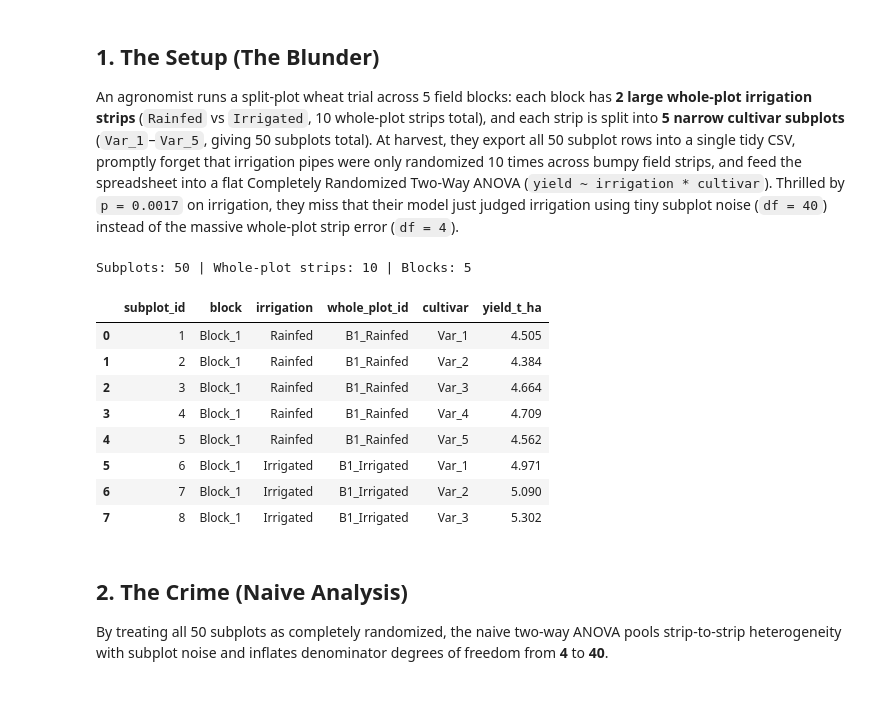
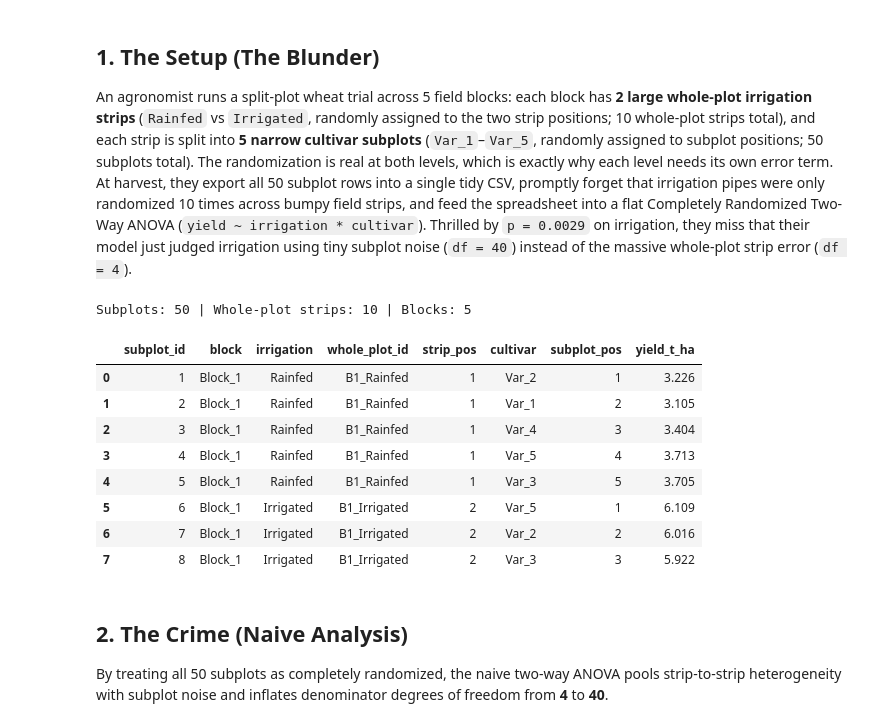
Before and after one commit to lunganlungpg/experimental-design-gone-wrong, a Jupyter notebook: 04_split_plot_amnesia/04_split_plot_amnesia.ipynb, the cells around one changed output. Saved outputs shown, nothing was run; the diff lists cells and outputs as text; code cells hidden in the pictures; blank space fills up the shorter version.

```diff
--- a/04_split_plot_amnesia/04_split_plot_amnesia.ipynb
+++ b/04_split_plot_amnesia/04_split_plot_amnesia.ipynb
@@ -8,7 +8,7 @@
 # %% [markdown]
 ## 1. The Setup (The Blunder)
 
-An agronomist runs a split-plot wheat trial across 5 field blocks: each block has **2 large whole-plot irrigation strips** (`Rainfed` vs `Irrigated`, 10 whole-plot strips total), and each strip is split into **5 narrow cultivar subplots** (`Var_1`–`Var_5`, giving 50 subplots total). At harvest, they export all 50 subplot rows into a single tidy CSV, promptly forget that irrigation pipes were only randomized 10 times across bumpy field strips, and feed the spreadsheet into a flat Completely Randomized Two-Way ANOVA (`yield ~ irrigation * cultivar`). Thrilled by `p = 0.0017` on irrigation, they miss that their model just judged irrigation using tiny subplot noise (`df = 40`) instead of the massive whole-plot strip error (`df = 4`).
+An agronomist runs a split-plot wheat trial across 5 field blocks: each block has **2 large whole-plot irrigation strips** (`Rainfed` vs `Irrigated`, randomly assigned to the two strip positions; 10 whole-plot strips total), and each strip is split into **5 narrow cultivar subplots** (`Var_1`–`Var_5`, randomly assigned to subplot positions; 50 subplots total). The randomization is real at both levels, which is exactly why each level needs its own error term. At harvest, they export all 50 subplot rows into a single tidy CSV, promptly forget that irrigation pipes were only randomized 10 times across bumpy field strips, and feed the spreadsheet into a flat Completely Randomized Two-Way ANOVA (`yield ~ irrigation * cultivar`). Thrilled by `p = 0.0029` on irrigation, they miss that their model just judged irrigation using tiny subplot noise (`df = 40`) instead of the massive whole-plot strip error (`df = 4`).
 # %%
 # Works locally out of the box; in Google Colab, clones the repo for src/.
 import subprocess
@@ -24,43 +24,44 @@ for root in (Path.cwd(), Path.cwd().parent):
         break
 else:
     clone_dir = Path("/content/experimental-design-gone-wrong")
     if not clone_dir.exists():
         subprocess.run(
             ["git", "clone", "-q", f"https://github.com/{GITHUB_REPO}.git", str(clone_dir)],
             check=True,
         )
     sys.path.insert(0, str(clone_dir))
 
 import matplotlib.pyplot as plt
 import numpy as np
 import pandas as pd
 import seaborn as sns
 import statsmodels.formula.api as smf
 from statsmodels.stats.anova import anova_lm
 
 from src.simulate_blunders import (
     PALETTE,
     build_comparison_table,
     format_p_value,
     set_publication_style,
     simulate_split_plot,
+    split_plot_anova,
 )
 
 set_publication_style()
-df = simulate_split_plot(seed=123)
+df = simulate_split_plot(seed=21)  # see the docstring: chosen to show the blunder
 print(f"Subplots: {len(df)} | Whole-plot strips: {df['whole_plot_id'].nunique()} | Blocks: {df['block'].nunique()}")
 df.head(8)
 # %% [output]
 Subplots: 50 | Whole-plot strips: 10 | Blocks: 5
-|  | subplot_id | block | irrigation | whole_plot_id | cultivar | yield_t_ha |
-| 0 | 1 | Block_1 | Rainfed | B1_Rainfed | Var_1 | 4.505 |
-| 1 | 2 | Block_1 | Rainfed | B1_Rainfed | Var_2 | 4.384 |
-| 2 | 3 | Block_1 | Rainfed | B1_Rainfed | Var_3 | 4.664 |
-| 3 | 4 | Block_1 | Rainfed | B1_Rainfed | Var_4 | 4.709 |
-| 4 | 5 | Block_1 | Rainfed | B1_Rainfed | Var_5 | 4.562 |
-| 5 | 6 | Block_1 | Irrigated | B1_Irrigated | Var_1 | 4.971 |
-| 6 | 7 | Block_1 | Irrigated | B1_Irrigated | Var_2 | 5.090 |
-| 7 | 8 | Block_1 | Irrigated | B1_Irrigated | Var_3 | 5.302 |
+|  | subplot_id | block | irrigation | whole_plot_id | strip_pos | cultivar | subplot_pos | yield_t_ha |
+| 0 | 1 | Block_1 | Rainfed | B1_Rainfed | 1 | Var_2 | 1 | 3.226 |
+| 1 | 2 | Block_1 | Rainfed | B1_Rainfed | 1 | Var_1 | 2 | 3.105 |
+| 2 | 3 | Block_1 | Rainfed | B1_Rainfed | 1 | Var_4 | 3 | 3.404 |
+| 3 | 4 | Block_1 | Rainfed | B1_Rainfed | 1 | Var_5 | 4 | 3.713 |
+| 4 | 5 | Block_1 | Rainfed | B1_Rainfed | 1 | Var_3 | 5 | 3.705 |
+| 5 | 6 | Block_1 | Irrigated | B1_Irrigated | 2 | Var_5 | 1 | 6.109 |
+| 6 | 7 | Block_1 | Irrigated | B1_Irrigated | 2 | Var_2 | 2 | 6.016 |
+| 7 | 8 | Block_1 | Irrigated | B1_Irrigated | 2 | Var_3 | 3 | 5.922 |
 # %% [markdown]
 ## 2. The Crime (Naive Analysis)
 
```
Also changed, not shown: parts of 6 cells of this notebook, 3 other files.
